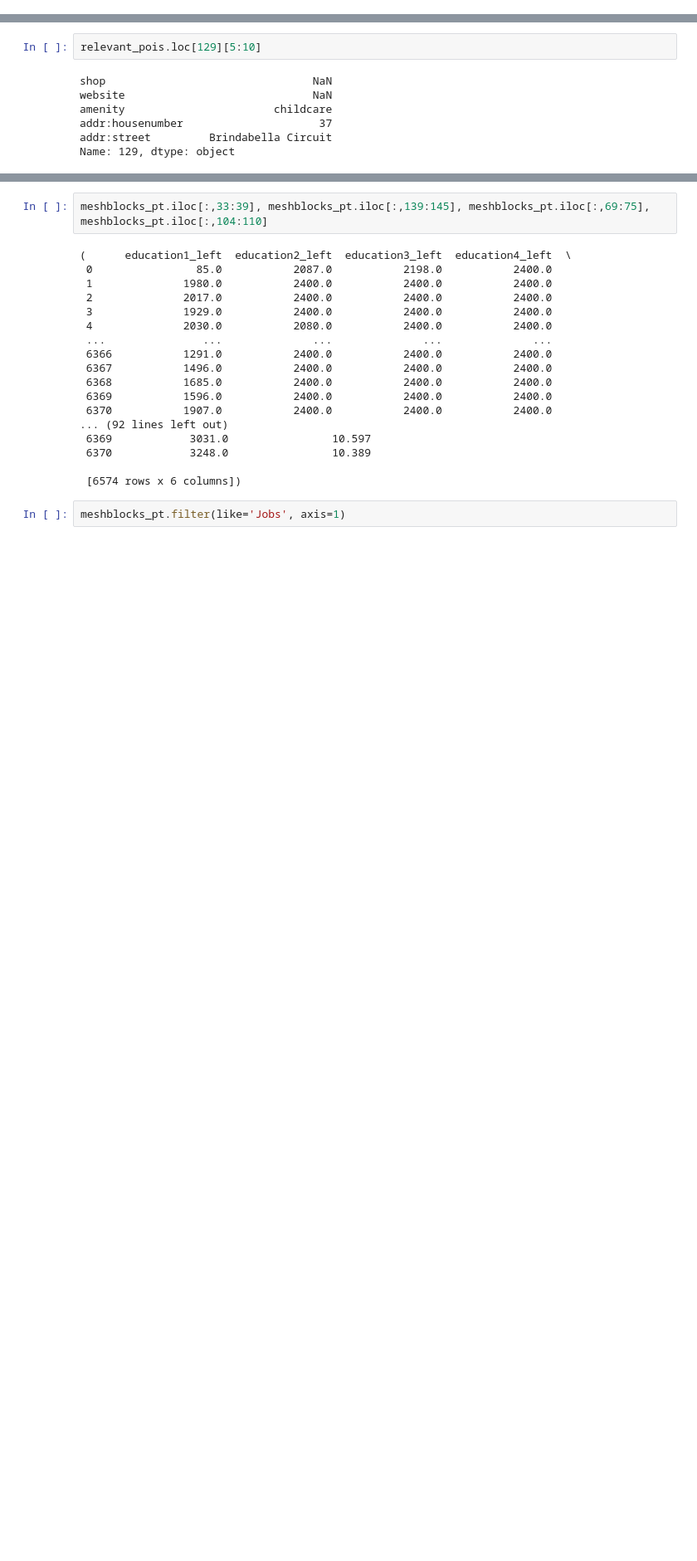
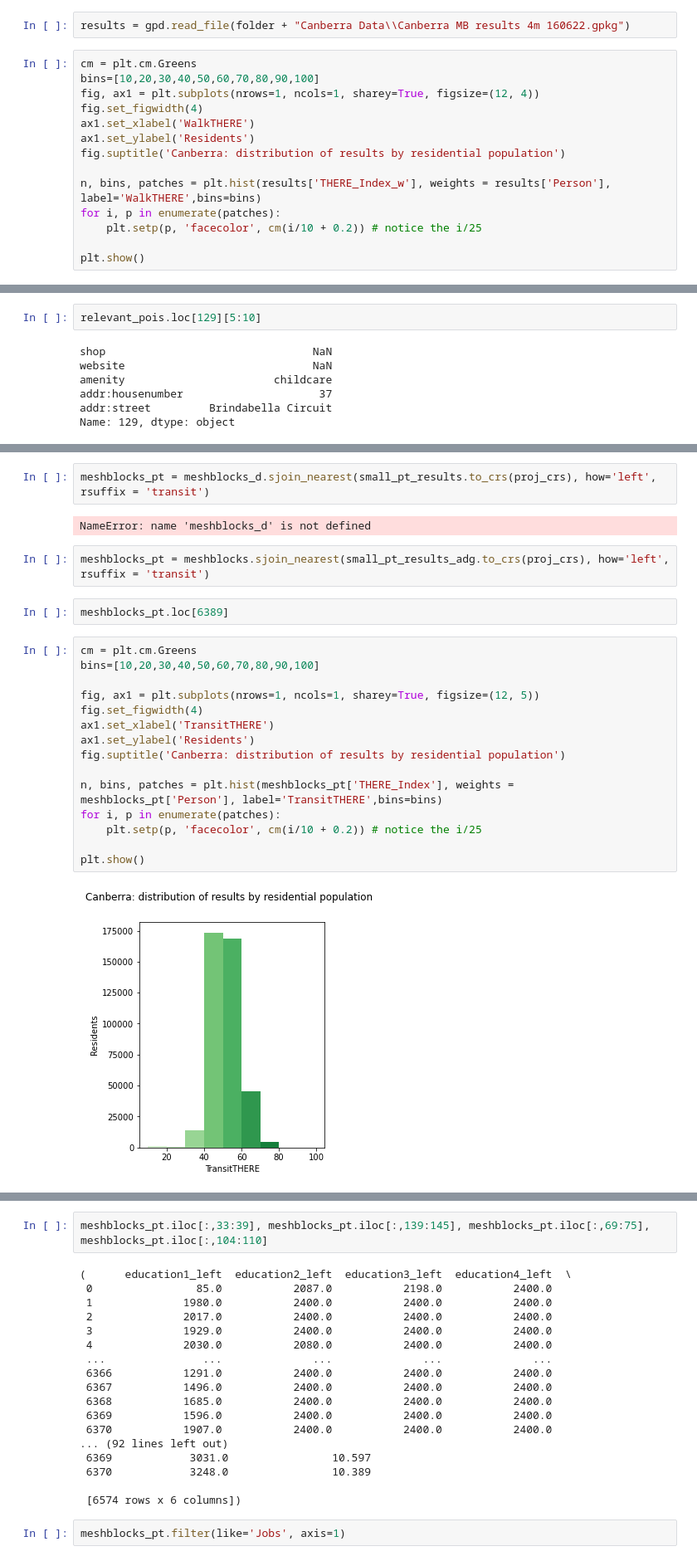
Before and after one commit to JosephineRoper/THERE, a Jupyter notebook: #Example Notebooks/Canberra 4 modes THERE.ipynb, the cells around one changed output, grey strips where cells are left out. Shown at 83% size. Saved outputs shown, nothing was run; the diff lists cells and outputs as text; blank space fills up the shorter version.

```diff
--- a/#Example Notebooks/Canberra 4 modes THERE.ipynb
+++ b/#Example Notebooks/Canberra 4 modes THERE.ipynb
@@ -582,3 +403,19 @@ Text(0.5, 0.98, 'Canberra: distribution of results by residential population')
+# %%
+results = gpd.read_file(folder + "Canberra Data\\Canberra MB results 4m 160622.gpkg")
+# %%
+cm = plt.cm.Greens
+bins=[10,20,30,40,50,60,70,80,90,100]
+fig, ax1 = plt.subplots(nrows=1, ncols=1, sharey=True, figsize=(12, 4))
+fig.set_figwidth(4)
+ax1.set_xlabel('WalkTHERE')
+ax1.set_ylabel('Residents')
+fig.suptitle('Canberra: distribution of results by residential population')
+
+n, bins, patches = plt.hist(results['THERE_Index_w'], weights = results['Person'], label='WalkTHERE',bins=bins)
+for i, p in enumerate(patches):
+    plt.setp(p, 'facecolor', cm(i/10 + 0.2)) # notice the i/25
+
+plt.show()
 # %% [markdown]
 ### Public transport
 # %%
@@ -827,0 +787,25 @@ Name: 129, dtype: object
+# %%
+meshblocks_pt = meshblocks_d.sjoin_nearest(small_pt_results.to_crs(proj_crs), how='left', rsuffix = 'transit')
+# %% [output]
+NameError: name 'meshblocks_d' is not defined
+# %%
+meshblocks_pt = meshblocks.sjoin_nearest(small_pt_results_adg.to_crs(proj_crs), how='left', rsuffix = 'transit')
+# %%
+meshblocks_pt.loc[6389]
+# %%
+cm = plt.cm.Greens
+bins=[10,20,30,40,50,60,70,80,90,100]
+
+fig, ax1 = plt.subplots(nrows=1, ncols=1, sharey=True, figsize=(12, 5))
+fig.set_figwidth(4)
+ax1.set_xlabel('TransitTHERE')
+ax1.set_ylabel('Residents')
+fig.suptitle('Canberra: distribution of results by residential population')
+
+n, bins, patches = plt.hist(meshblocks_pt['THERE_Index'], weights = meshblocks_pt['Person'], label='TransitTHERE',bins=bins)
+for i, p in enumerate(patches):
+    plt.setp(p, 'facecolor', cm(i/10 + 0.2)) # notice the i/25
+
+plt.show()
+# %% [output]
+[figure, added]
```
Also changed, not shown: parts of 99 cells of this notebook, 6 other files.
